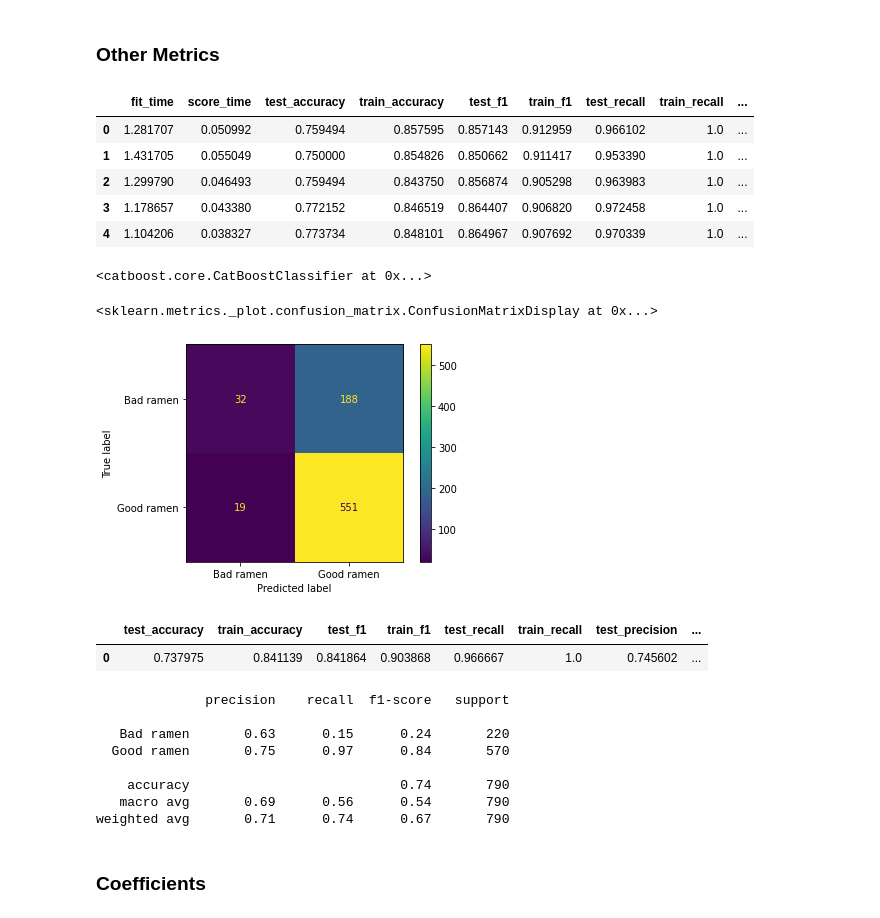
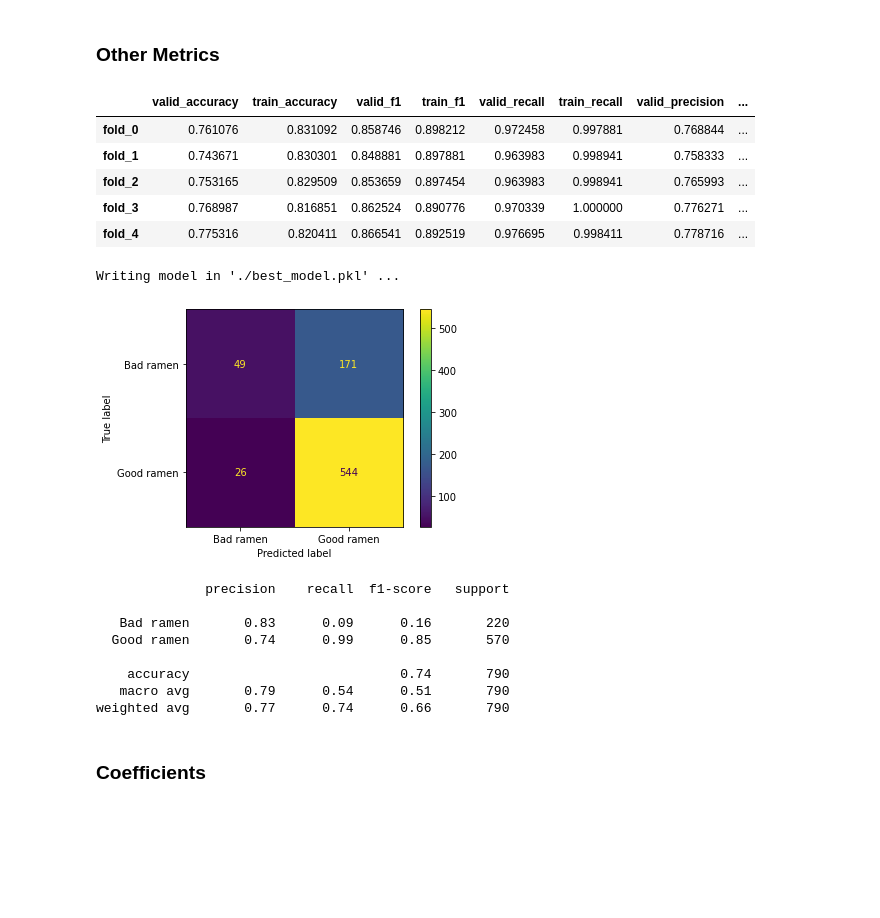
Before and after one commit to PANDASANG1231/522_Ramen, a Jupyter notebook: notebooks/04_2_wenjia_train_model_milestone1_revise.ipynb, the cells around one changed output. Saved outputs shown, nothing was run; the diff lists cells and outputs as text; code cells hidden in the pictures; blank space fills up the shorter version.

```diff
--- a/notebooks/04_2_wenjia_train_model_milestone1_revise.ipynb
+++ b/notebooks/04_2_wenjia_train_model_milestone1_revise.ipynb
@@ -201,7 +153,7 @@ feature_ranks
 647 rows × 4 columns
 # %%
 features_1 = feature_ranks["feature"].to_list()
-√ = feature_ranks[feature_ranks["keep"] == True]["feature"].to_list()
+features_2 = feature_ranks[feature_ranks["keep"] == True]["feature"].to_list()
 features_3 = feature_ranks[(feature_ranks["keep"] == True) | (feature_ranks.head(300)["keep_ridge"] == True)]["feature"].to_list()
 
 len(features_1), len(features_2), len(features_3),
@@ -216,7 +173,8 @@ X_train, y_train = train_data[list_feature], train_data["Stars"]
 X_test, y_test = test_data[list_feature], test_data["Stars"]
 
 
-class_weights = (1 - y_train.value_counts() / len(y_train)).tolist()
+class_weights = (y_train.value_counts() / len(y_train)).tolist()
+class_weights = [0.2, 0.3]
 models={
 "LogisticRegression": LogisticRegression(random_state=123, class_weight='balanced'),
 "RandomForest": RandomForestClassifier(random_state=123, class_weight='balanced'),
@@ -317,7 +282,7 @@ from scipy.stats import expon, lognorm, loguniform, randint, uniform
 pipe_cat = CatBoostClassifier(random_state=123, verbose=0,class_weights=class_weights)
 
 param_grid = {
-    "learning_rate": np.linspace(0,0.2,5),
+    "learning_rate": np.linspace(0.05,0.3,10),
     "max_depth": randint(3, 7),
     "n_estimators": [400, 500, 600, 700, 800],
 
@@ -326,7 +291,7 @@ param_grid = {
 
 rscv = RandomizedSearchCV(pipe_cat, param_grid, scoring='accuracy', cv=5, return_train_score=True)
 
-rscv.fit(X_train, y_train)
+rscv.fit(X_train[features_2], y_train)
 # %% [output]
 RandomizedSearchCV(cv=5,
                    estimator=<catboost.core.CatBoostClassifier object at 0x...>,
@@ -364,34 +330,42 @@ scoring = [
 pipe_cat = CatBoostClassifier(random_state=123, verbose=0,class_weights=class_weights, **rscv.best_params_)
 
 scores = cross_validate(
-    pipe_cat, X_train, y_train, return_train_score=True, scoring=scoring
+    pipe_cat, X_train[features_1], y_train, return_train_score=True, scoring=scoring
 )
 
-display(pd.DataFrame(scores))
+df = pd.DataFrame(scores).iloc[:, 2:]
+df.index = ["fold_"+str(i) for i in df.index]
+df.columns = [i.replace("test", "valid") for i in df.columns]
+display(df)
+df.to_csv("./../results/cross_valid_metric.csv", index=False)
 # %% [output]
-|  | fit_time | score_time | test_accuracy | train_accuracy | test_f1 | train_f1 | test_recall | train_recall | ... |
-| 0 | 1.281707 | 0.050992 | 0.759494 | 0.857595 | 0.857143 | 0.912959 | 0.966102 | 1.0 | ... |
-| 1 | 1.431705 | 0.055049 | 0.750000 | 0.854826 | 0.850662 | 0.911417 | 0.953390 | 1.0 | ... |
-| 2 | 1.299790 | 0.046493 | 0.759494 | 0.843750 | 0.856874 | 0.905298 | 0.963983 | 1.0 | ... |
-| 3 | 1.178657 | 0.043380 | 0.772152 | 0.846519 | 0.864407 | 0.906820 | 0.972458 | 1.0 | ... |
-| 4 | 1.104206 | 0.038327 | 0.773734 | 0.848101 | 0.864967 | 0.907692 | 0.970339 | 1.0 | ... |
+|  | valid_accuracy | train_accuracy | valid_f1 | train_f1 | valid_recall | train_recall | valid_precision | ... |
+| fold_0 | 0.761076 | 0.831092 | 0.858746 | 0.898212 | 0.972458 | 0.997881 | 0.768844 | ... |
+| fold_1 | 0.743671 | 0.830301 | 0.848881 | 0.897881 | 0.963983 | 0.998941 | 0.758333 | ... |
+| fold_2 | 0.753165 | 0.829509 | 0.853659 | 0.897454 | 0.963983 | 0.998941 | 0.765993 | ... |
+| fold_3 | 0.768987 | 0.816851 | 0.862524 | 0.890776 | 0.970339 | 1.000000 | 0.776271 | ... |
+| fold_4 | 0.775316 | 0.820411 | 0.866541 | 0.892519 | 0.976695 | 0.998411 | 0.778716 | ... |
 # %%
-pipe_cat = CatBoostClassifier(random_state=123, verbose=0,class_weights=class_weights, **rscv.best_params_)
+pipe_cat = CatBoostClassifier(random_state=123, verbose=0, **rscv.best_params_)
 
-pipe_cat.fit(X_train, y_train)
+pipe_cat.fit(X_train[features_2], y_train)
+
+import pickle
+out_file_train = "./best_model.pkl"
+print(f"Writing model in '{out_file_train}' ...")
+pickle.dump(pipe_cat, open(out_file_train, "wb"))
 # %% [output]
-<catboost.core.CatBoostClassifier at 0x...>
+Writing model in './best_model.pkl' ...
 # %%
 from sklearn.metrics import ConfusionMatrixDisplay  # Recommended method in sklearn 1.0
 
 cm = ConfusionMatrixDisplay.from_estimator(
-    pipe_cat, X_test, y_test, values_format="d", display_labels=["Bad ramen", "Good ramen"]
+    pipe_cat, X_test[features_2], y_test, values_format="d", display_labels=["Bad ramen", "Good ramen"]
 )
 
-cm
+plt.savefig("./../results/confusion_matrix.jpg")
 # %% [output]
-<sklearn.metrics._plot.confusion_matrix.ConfusionMatrixDisplay at 0x...>
-[figure, old version]
+[figure, new version]
 # %%
 scoring_dict = {
     "accuracy": accuracy_score,
@@ -417,25 +391,23 @@ for i in scoring_dict:
         metrics.append(scoring_dict[i](y_hat, y))
 
 df = pd.DataFrame([metrics], columns=heads)
-df
+
+df.to_csv("./../results/test_metric.csv", index=False)
-# %% [output]
-|  | test_accuracy | train_accuracy | test_f1 | train_f1 | test_recall | train_recall | test_precision | ... |
-| 0 | 0.737975 | 0.841139 | 0.841864 | 0.903868 | 0.966667 | 1.0 | 0.745602 | ... |
 # %%
 print(
 classification_report(
-    y_test, pipe_cat.predict(X_test), target_names=["Bad ramen", "Good ramen"]
+    y_test, pipe_cat.predict(X_test[features_2]), target_names=["Bad ramen", "Good ramen"]
 )
 )
 # %% [output]
               precision    recall  f1-score   support
 
-   Bad ramen       0.63      0.15      0.24       220
-  Good ramen       0.75      0.97      0.84       570
+   Bad ramen       0.83      0.09      0.16       220
+  Good ramen       0.74      0.99      0.85       570
 
     accuracy                           0.74       790
-   macro avg       0.69      0.56      0.54       790
-weighted avg       0.71      0.74      0.67       790
+   macro avg       0.79      0.54      0.51       790
+weighted avg       0.77      0.74      0.66       790
 # %% [markdown]
 ### Coefficients
 # %%
```
Also changed, not shown: parts of 28 cells of this notebook, 3 other files.
